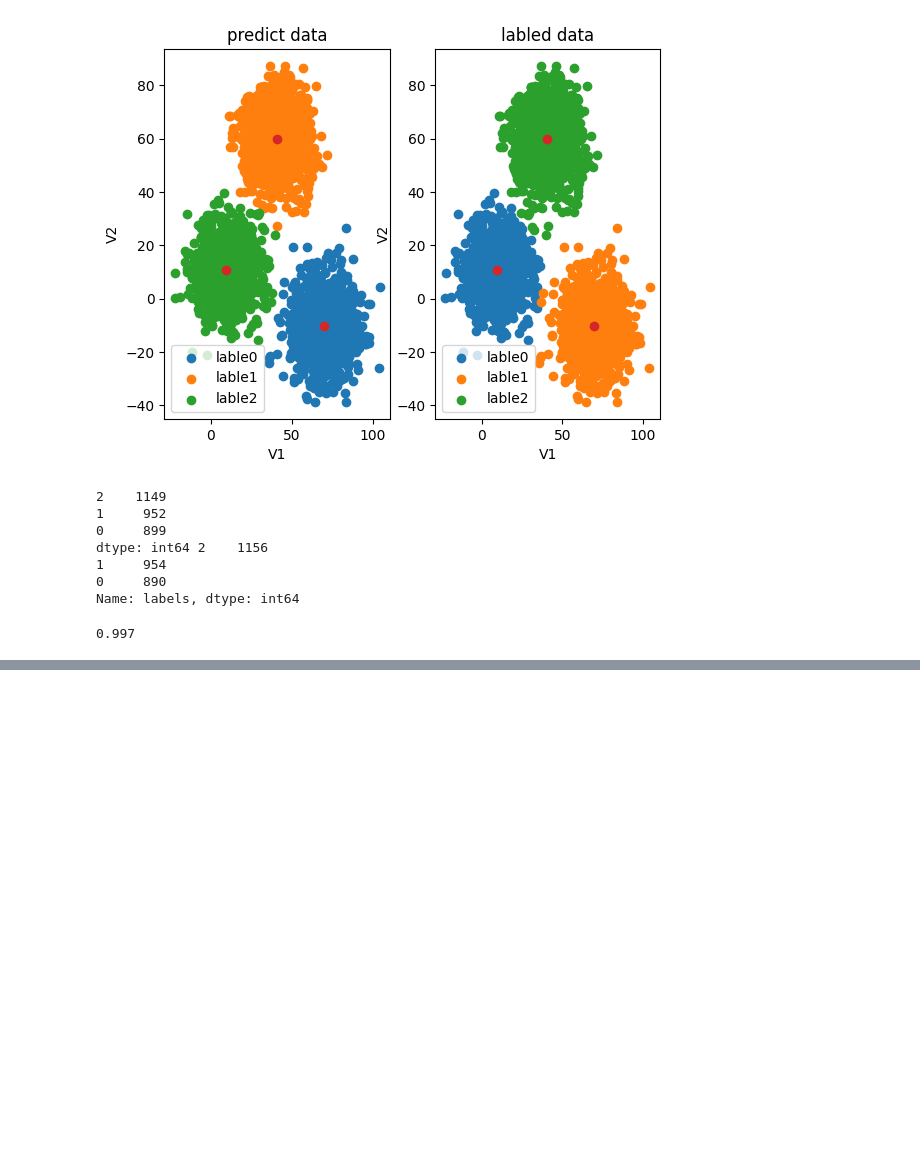
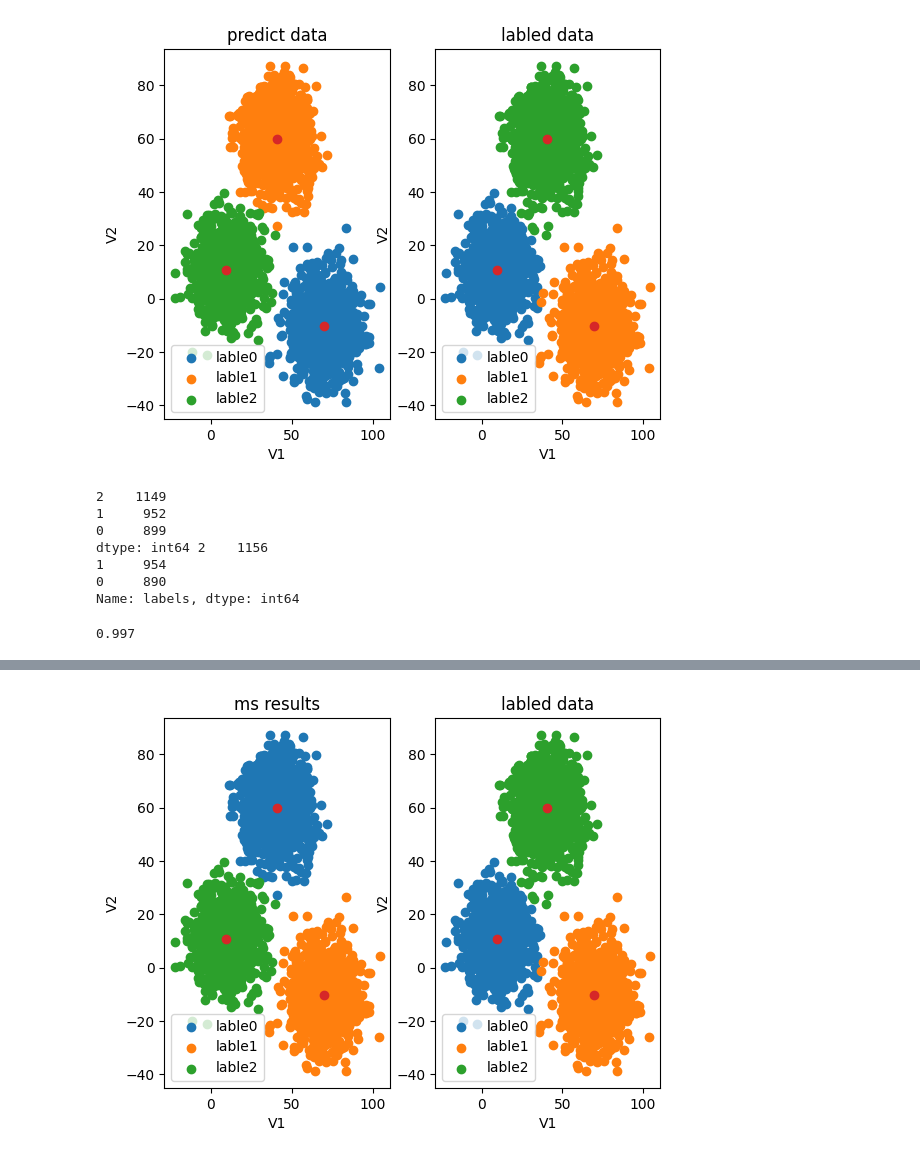
Before and after one commit to fbozhang/python, a Jupyter notebook: jupyter/KMeans.ipynb, the cells around one changed output, grey strips where cells are left out. Saved outputs shown, nothing was run; the diff lists cells and outputs as text; code cells hidden in the pictures; blank space fills up the shorter version.

```diff
--- a/jupyter/KMeans.ipynb
+++ b/jupyter/KMeans.ipynb
@@ -225,0 +268,6 @@ plt.show()
+# %%
+#try meanshift model
+from sklearn.cluster import MeanShift,estimate_bandwidth
+#obtain the bandwidth
+bw = estimate_bandwidth(X,n_samples=500) #半徑，帶寬
+print(bw)
@@ -225,0 +276,4 @@ plt.show()
+# %%
+#establish the meanshift model
+ms = MeanShift(bandwidth=bw)
+ms.fit(X)
@@ -225,0 +282,3 @@ plt.show()
+# %%
+y_predict_ms = ms.predict(X)
+print(pd.value_counts(y_predict_ms),pd.value_counts(y))
@@ -225,0 +293,25 @@ plt.show()
+# %%
+fig8 = plt.subplot(121)
+lable0 = plt.scatter(X.loc[:,'V1'][y_predict_ms==0],X.loc[:,'V2'][y_predict_ms==0])
+lable1 = plt.scatter(X.loc[:,'V1'][y_predict_ms==1],X.loc[:,'V2'][y_predict_ms==1])
+lable2 = plt.scatter(X.loc[:,'V1'][y_predict_ms==2],X.loc[:,'V2'][y_predict_ms==2])
+
+plt.title('ms results')
+plt.xlabel('V1')
+plt.ylabel('V2')
+plt.legend((lable0,lable1,lable2),('lable0','lable1','lable2'))
+plt.scatter(centers[:,0],centers[:,1])
+
+fig9 = plt.subplot(122)
+lable0 = plt.scatter(X.loc[:,'V1'][y==0],X.loc[:,'V2'][y==0])
+lable1 = plt.scatter(X.loc[:,'V1'][y==1],X.loc[:,'V2'][y==1])
+lable2 = plt.scatter(X.loc[:,'V1'][y==2],X.loc[:,'V2'][y==2])
+
+plt.title('labled data')
+plt.xlabel('V1')
+plt.ylabel('V2')
+plt.legend((lable0,lable1,lable2),('lable0','lable1','lable2'))
+plt.scatter(centers[:,0],centers[:,1])
+plt.show()
+# %% [output]
+[figure, added]
```
Also changed, not shown: parts of 11 cells of this notebook.
